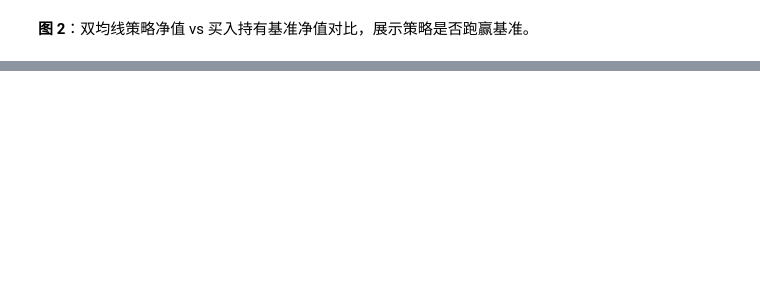
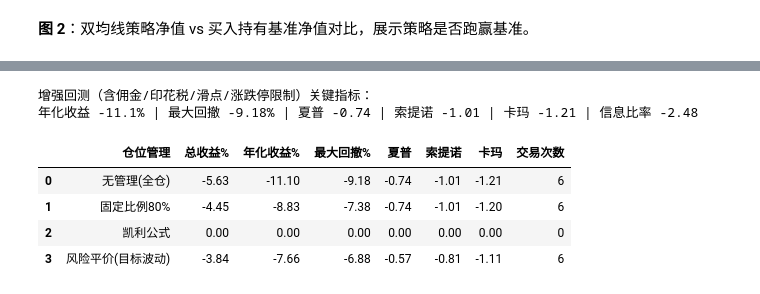
Before and after one commit to Silas8023/pingan-bank-quant-analysis, a Jupyter notebook: notebooks/平安银行K线技术分析.ipynb, the cells around one changed output, grey strips where cells are left out. Saved outputs shown, nothing was run; the diff lists cells and outputs as text; code cells hidden in the pictures; blank space fills up the shorter version.

Commit message:
feat: v2 增强 - 完整绩效指标/仓位管理/真实成本/涨跌停、ML预测、ARIMA-GARCH、宏观相关、新闻情绪、SQLite、Streamlit看板

```diff
--- a/notebooks/平安银行K线技术分析.ipynb
+++ b/notebooks/平安银行K线技术分析.ipynb
@@ -387 +399,20 @@ print("数据快照已保存：", f"{OUT_DIR}/平安银行日K数据.csv")
 数据快照已保存： C:\Users\Administrator\Documents\ChatGPT\New project 2\output\jupyter-notebook/平安银行日K数据.csv
+# %%
+
+# ---- 增强回测：完整绩效指标 + 仓位管理对比 ----
+from stock_analysis.backtest import compare_sizing, run_dual_ma_backtest
+
+bt2 = run_dual_ma_backtest(df)   # 模块版回测：返回完整绩效字典
+m = bt2["metrics"]
+print("增强回测（含佣金/印花税/滑点/涨跌停限制）关键指标：")
+print(f"年化收益 {m['策略年化收益%']}% | 最大回撤 {m['策略最大回撤%']}% | 夏普 {m['夏普比率']} | "
+      f"索提诺 {m['索提诺比率']} | 卡玛 {m['卡玛比率']} | 信息比率 {m['信息比率']}")
+display(compare_sizing(df))
+# %% [output]
+增强回测（含佣金/印花税/滑点/涨跌停限制）关键指标：
+年化收益 -11.1% | 最大回撤 -9.18% | 夏普 -0.74 | 索提诺 -1.01 | 卡玛 -1.21 | 信息比率 -2.48
+|  | 仓位管理 | 总收益% | 年化收益% | 最大回撤% | 夏普 | 索提诺 | 卡玛 | 交易次数 |
+| 0 | 无管理(全仓) | -5.63 | -11.10 | -9.18 | -0.74 | -1.01 | -1.21 | 6 |
+| 1 | 固定比例80% | -4.45 | -8.83 | -7.38 | -0.74 | -1.01 | -1.20 | 6 |
+| 2 | 凯利公式 | 0.00 | 0.00 | 0.00 | 0.00 | 0.00 | 0.00 | 0 |
+| 3 | 风险平价(目标波动) | -3.84 | -7.66 | -6.88 | -0.57 | -0.81 | -1.11 | 6 |
```
Also changed, not shown: parts of 19 cells of this notebook, 3 other files.
